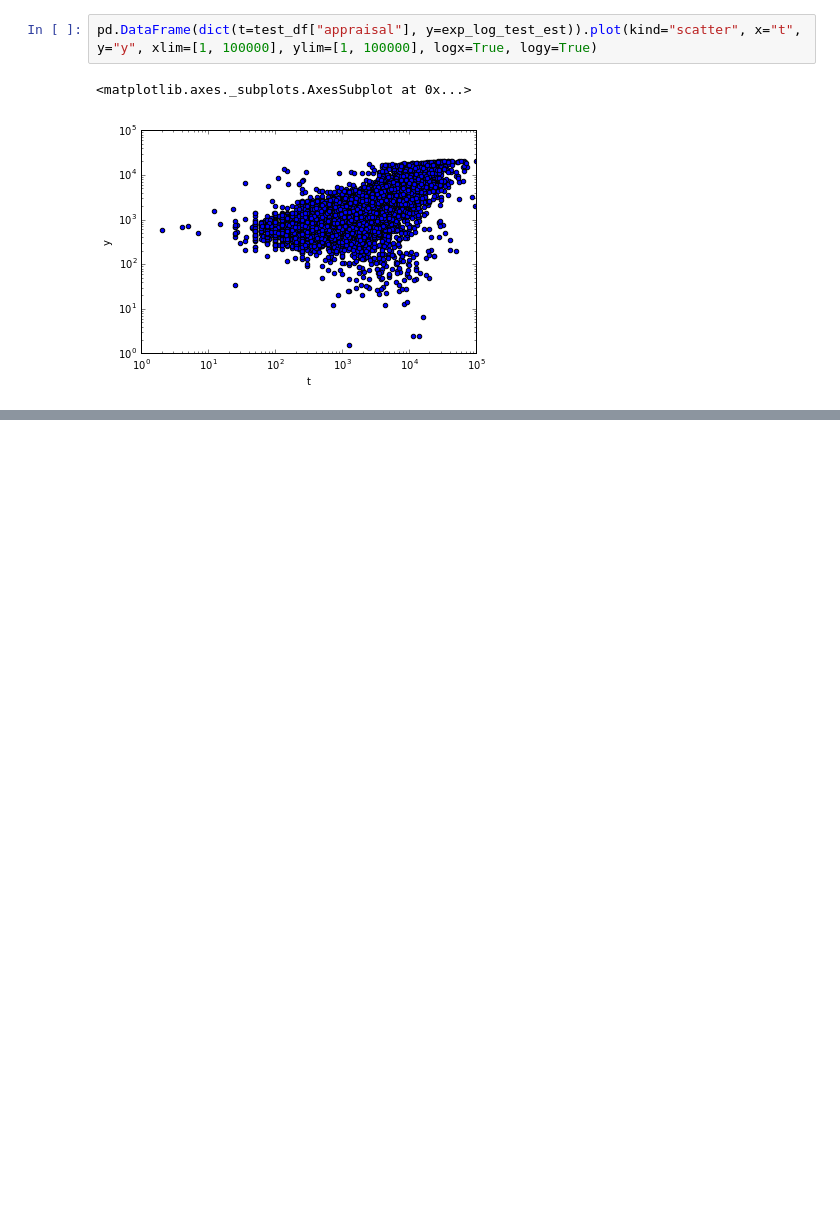
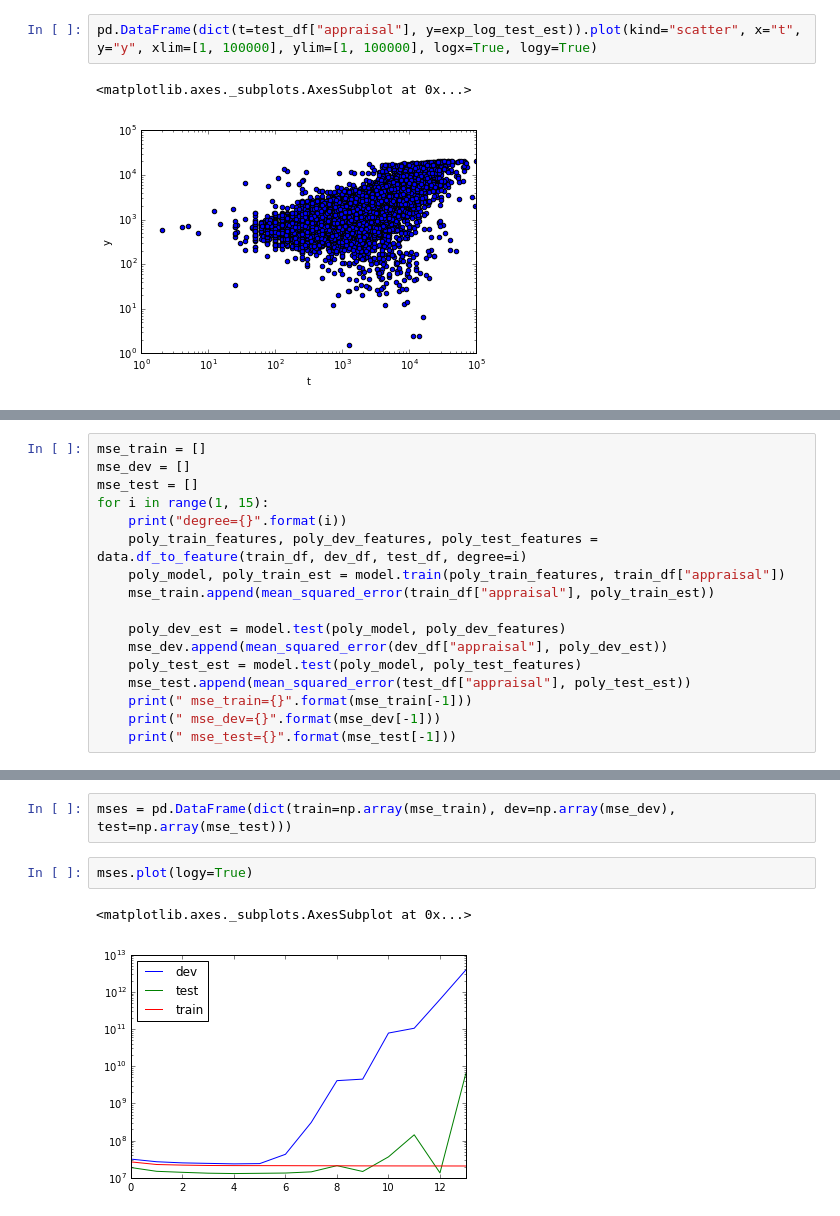
Before and after one commit to jnory/ShiroyagiDataScienceMLProcess, a Jupyter notebook: process.ipynb, the cells around one changed output, grey strips where cells are left out. Saved outputs shown, nothing was run; the diff lists cells and outputs as text; blank space fills up the shorter version.

```diff
--- a/process.ipynb
+++ b/process.ipynb
@@ -237,0 +240,17 @@ mean_squared_error(test_df["appraisal"], exp_log_test_est)
+# %%
+mse_train = []
+mse_dev = []
+mse_test = []
+for i in range(1, 15):
+    print("degree={}".format(i))
+    poly_train_features, poly_dev_features, poly_test_features = data.df_to_feature(train_df, dev_df, test_df, degree=i)
+    poly_model, poly_train_est = model.train(poly_train_features, train_df["appraisal"])
+    mse_train.append(mean_squared_error(train_df["appraisal"], poly_train_est))
+
+    poly_dev_est = model.test(poly_model, poly_dev_features)
+    mse_dev.append(mean_squared_error(dev_df["appraisal"], poly_dev_est))
+    poly_test_est = model.test(poly_model, poly_test_features)
+    mse_test.append(mean_squared_error(test_df["appraisal"], poly_test_est))
+    print(" mse_train={}".format(mse_train[-1]))
+    print(" mse_dev={}".format(mse_dev[-1]))
+    print(" mse_test={}".format(mse_test[-1]))
@@ -237,0 +275,7 @@ mean_squared_error(test_df["appraisal"], exp_log_test_est)
+# %%
+mses = pd.DataFrame(dict(train=np.array(mse_train), dev=np.array(mse_dev), test=np.array(mse_test)))
+# %%
+mses.plot(logy=True)
+# %% [output]
+<matplotlib.axes._subplots.AxesSubplot at 0x...>
+[figure, added]
```
Also changed, not shown: parts of 9 cells of this notebook, 1 other file.
